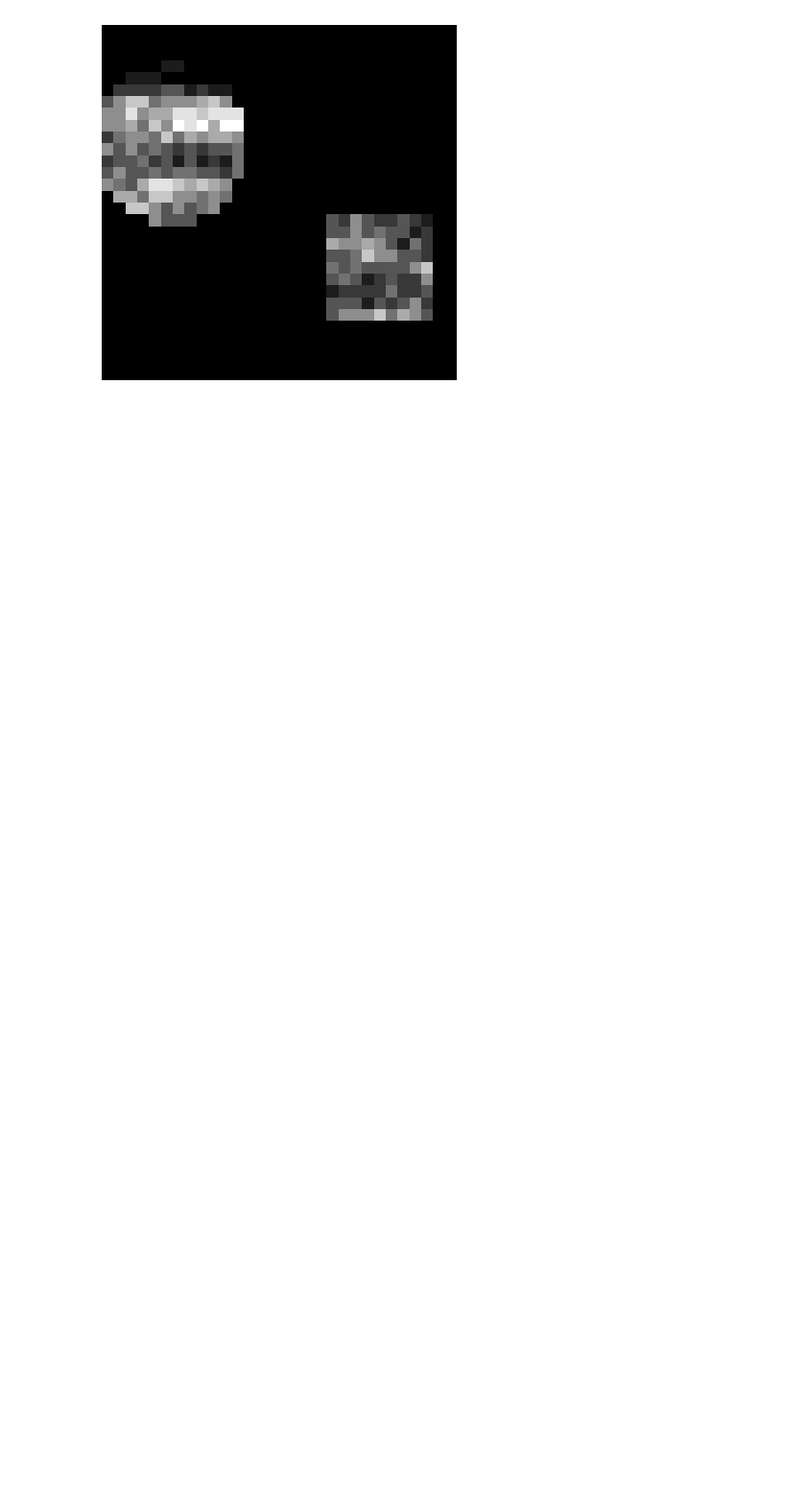
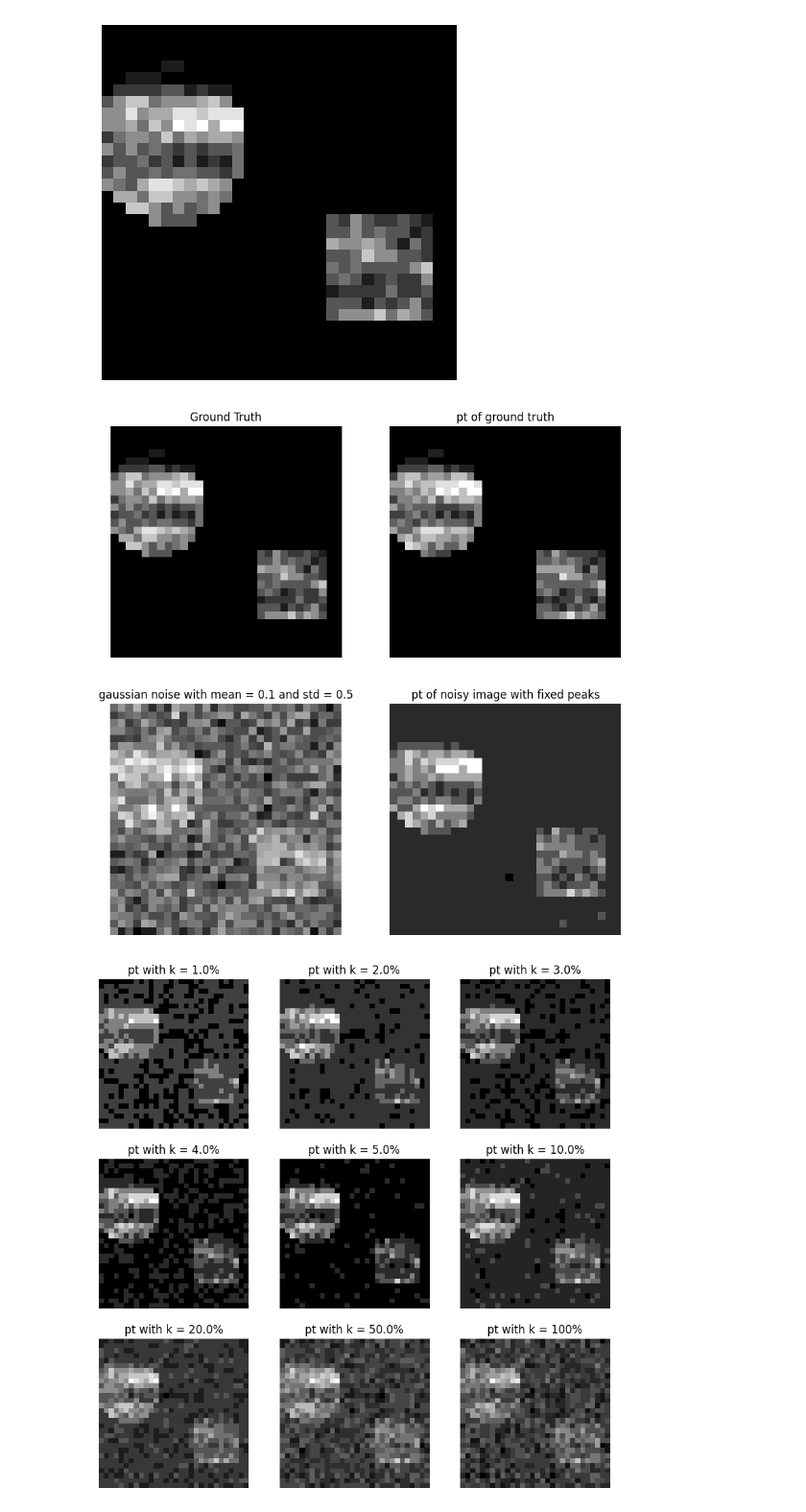
Before and after one commit to klailag/SupervisedTDAMethodForMALDI, a Jupyter notebook: Paper revision/simulation from r.ipynb, the cells around one changed output. Shown at 96% size. Saved outputs shown, nothing was run; the diff lists cells and outputs as text; code cells hidden in the pictures; blank space fills up the shorter version.

Commit message:
finished with gaussian noise

```diff
--- a/Paper revision/simulation from r.ipynb
+++ b/Paper revision/simulation from r.ipynb
@@ -26,11 +26,14 @@ def plot_image(image):
     plt.axis('off')
     plt.show()
 
-def plot_images(images_list):
-    fig, axes = plt.subplots(nrows=1, ncols=len(images_list), figsize=(10, 5))
-    for i, ax in enumerate(axes):
-        ax.imshow(create_maldi_image(images_list[i]), cmap='gray')
-        ax.axis('off')
+def plot_images(images_list, labels):
+    n = round(math.sqrt(len(images_list)))
+    fig, axes = plt.subplots(nrows=n, ncols=n, figsize=(10, 10))
+    for i in range(n):
+        for j in range(n):
+            axes[i, j].imshow(create_maldi_image(images_list[i*n+j]), cmap='gray')
+            axes[i, j].axis('off')
+            axes[i, j].set_title(labels[i*n+j])
     plt.show()
 # %%
 def recursionStart(spectra):
@@ -91,7 +94,7 @@ def recursionStep(start, end, maxima, minima, featurePairs):
     recursionStep(localMinima[0], localMaxima[0], currentMaxima.copy(), currentMinima.copy(), featurePairs)
     recursionStep(localMinima[0], end, currentMaxima.copy(), currentMinima.copy(), featurePairs)
 
-def getPersistenceTransformation(data_X, listOfK):
+def getPersistenceTransformation_old(data_X, listOfK):
     spectras = []
     for i in range(len(data_X)):
         featurePairs = recursionStart(data_X.iloc[i])
@@ -172,9 +175,37 @@ def read_data(path):
     converted = rdata.conversion.convert(parsed)
     data = np.array(list(converted.values()))[0]
     return data
+# %%
+def add_gaussian_noise(image, mean=0, std=1, seed=None):
+    """Add Gaussian noise to a 2D numpy array."""
+    if seed is not None:
+        np.random.seed(seed)
+    #noise = np.random.normal(mean, std, size=image.shape)
+    noise = np.random.normal(loc=mean, scale=std, size=image.shape)
+    return image + noise
+# %%
+def apply_pt(data, mean, std, seed, list_of_k):
+    noisy_data = add_gaussian_noise(data, mean=mean, std=std, seed=123)
+
+    pt_data = getPersistenceTransformation(data_X = pd.DataFrame(data), number_of_peaks = 50)
+    X = getPersistenceTransformation(data_X = pd.DataFrame(noisy_data), number_of_peaks = 50)
+
+    labels1 = ['Ground Truth', 'pt of ground truth', 'gaussian noise with mean = {:.1f} and std = {:.1f}'.format(mean, std), 'pt of noisy image with fixed peaks']
+    plot_images([data, pt_data, noisy_data, X], labels1)
+
+    X2 = getPersistenceTransformation2(data_X = pd.DataFrame(noisy_data), listOfK = list_of_k)
+    labels2 = []
+    for k in list_of_k:
+        labels2.append('pt with k = {}%'.format(k*100))
+    plot_images(X2, labels2)
 # %%
 data = read_data("data/image_data.RData")
 image = create_maldi_image(data)
 plot_image(image)
 # %% [output]
 [figure]
+# %%
+apply_pt(data = read_data("data/image_data.RData"), mean = 0.1, std = 0.5, seed = 123, list_of_k = [0.01, 0.02, 0.03, 0.04, 0.05, 0.1, 0.2, 0.5, 1])
+# %% [output]
+[figure, added]
+[figure, added]
```
Also changed, not shown: parts of 5 cells of this notebook.
